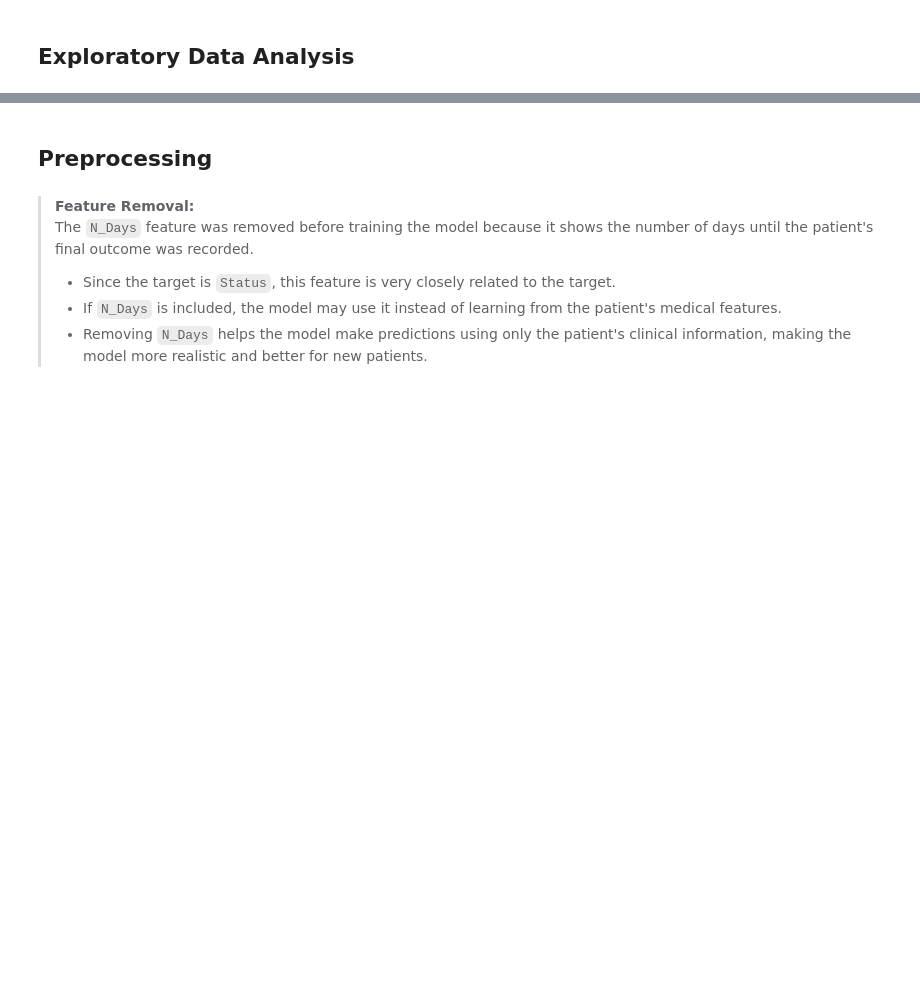
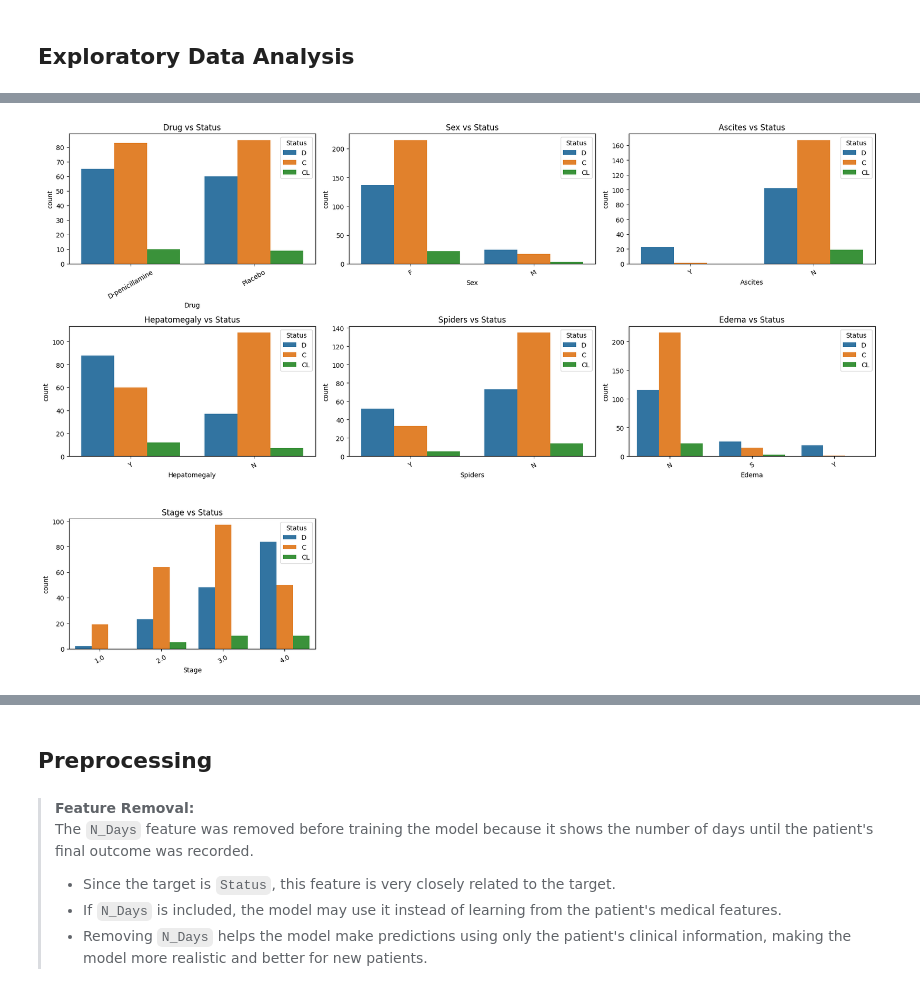
Before and after one commit to swirita/Cirrhosis-Prediction, a Jupyter notebook: Cirrhosis_Prediction.ipynb, the cells around one changed output, grey strips where cells are left out. Cells and saved outputs as stored; diff of their text form; code cells hidden in the pictures; blank space fills up the shorter version.

```diff
--- a/Cirrhosis_Prediction.ipynb
+++ b/Cirrhosis_Prediction.ipynb
@@ -350,16 +347,0 @@ plt.tight_layout()
-# %%
-num_cols=df.select_dtypes('number').drop(columns=['Stage']).columns
-# boxplot
-fig, axes = plt.subplots(6, 2, figsize=(12, 24))
-axes = axes.flatten()
-
-for i, col in enumerate(num_cols):
-    sns.boxplot(x=df[col], ax=axes[i])
-    axes[i].set_title(f"{col} Boxplot")
-
-# Remove unused plots
-for j in range(len(num_cols), len(axes)):
-    fig.delaxes(axes[j])
-
-plt.tight_layout()
-plt.show()
@@ -392,0 +388,32 @@ ax.set_title("Correlation Heatmap");
+# %%
+category_orders = {
+    'Edema': ['N', 'S', 'Y'],
+    'Stage': [1.0, 2.0, 3.0, 4.0]
+}
+
+features = categorical_cols + ordinal_cols
+
+fig, axes = plt.subplots(3, 3, figsize=(18, 12))
+axes = axes.flatten()
+
+for i, col in enumerate(features):
+
+    sns.countplot(
+        data=df,
+        x=col,
+        hue='Status',
+        order=category_orders.get(col),
+        ax=axes[i]
+    )
+
+    axes[i].set_title(f'{col} vs Status')
+    axes[i].tick_params(axis='x', rotation=30)
+
+# Remove unused subplots
+for j in range(len(features), len(axes)):
+    fig.delaxes(axes[j])
+
+plt.tight_layout()
+plt.show()
+# %% [output]
+[figure, added]
```
Also changed, not shown: parts of 20 cells of this notebook.
